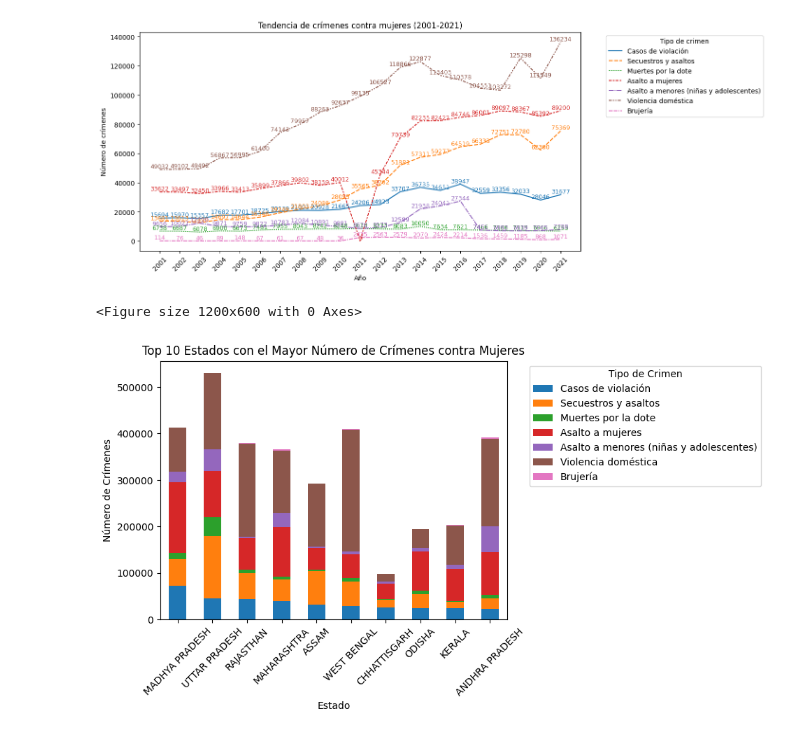
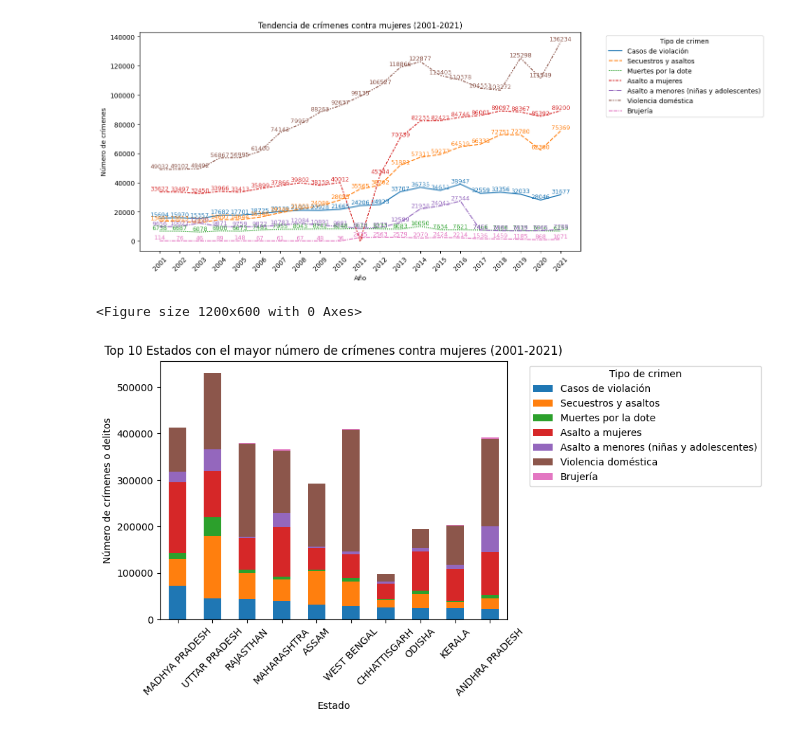
Before and after one commit to Esme-Sanc/proyecto1, a Jupyter notebook: main.ipynb, the cells around one changed output. Drawn from its saved outputs; the diff is of its cells as text; code cells hidden in the pictures.

Commit message:
Update | Crime Women India

```diff
--- a/main.ipynb
+++ b/main.ipynb
@@ -185,24 +185,28 @@ plt.show()
 # %%
 #crimes_df_cleaned = crimes_df.copy()  # Realiza más limpieza si es necesario
 
-# Eliminar la columna 'Año'
+# Eliminar la columna 'Año' para la visualización.
+
 crimes_df_cleaned_eda = crimes_df_cleaned.drop(columns=['Año'])
 
-# Total de crímenes por estado
+# Total de crímenes por Estado.
+
 state_crime = crimes_df_cleaned_eda.groupby('Estado').sum().sort_values(by='Casos de violación', ascending=False)
 
-# Top 10 estados con el mayor número de crímenes
+# Top 10 Estados con el mayor número de crímenes o delitos.
+
 top_states = state_crime.head(10)
 
-# Graficar
+# Graficar.
+
 plt.figure(figsize=(12, 6))
 top_states.plot(kind='bar', stacked=True)
-plt.title('Top 10 Estados con el Mayor Número de Crímenes contra Mujeres')
+plt.title('Top 10 Estados con el mayor número de crímenes contra mujeres (2001-2021)')
 plt.xlabel('Estado')
-plt.ylabel('Número de Crímenes')
+plt.ylabel('Número de crímenes o delitos')
 plt.xticks(rotation=45)
-plt.legend(title='Tipo de Crimen', bbox_to_anchor=(1.05, 1), loc='upper left')
+plt.legend(title='Tipo de crimen', bbox_to_anchor=(1.05, 1), loc='upper left')
 plt.show()
 # %% [output]
 <Figure size 1200x600 with 0 Axes>
-[figure, old version]
+[figure, new version]
```
Also changed, not shown: parts of 2 cells of this notebook.
